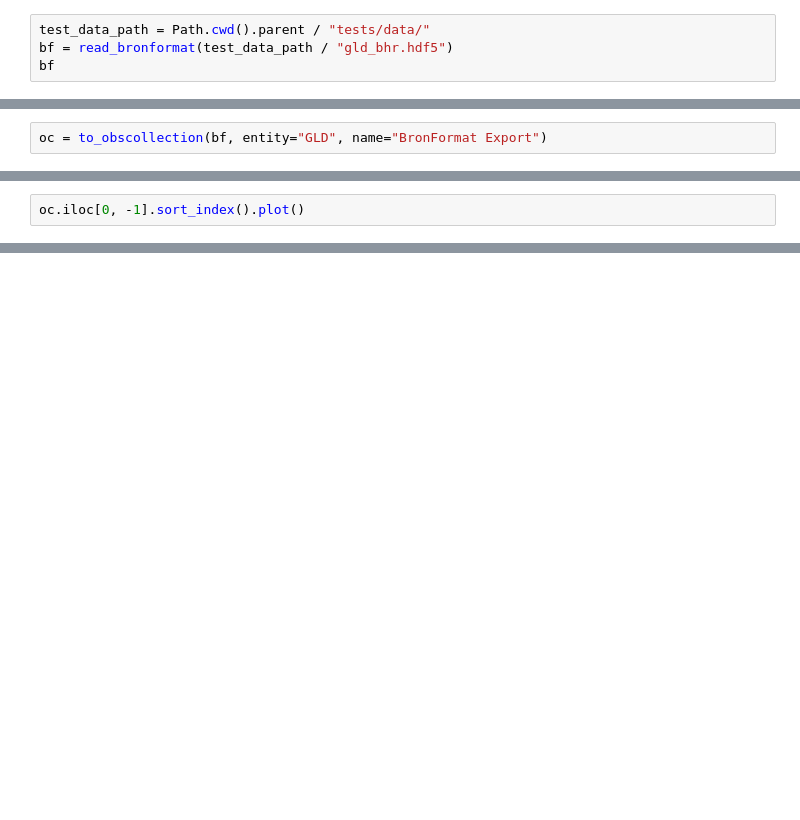
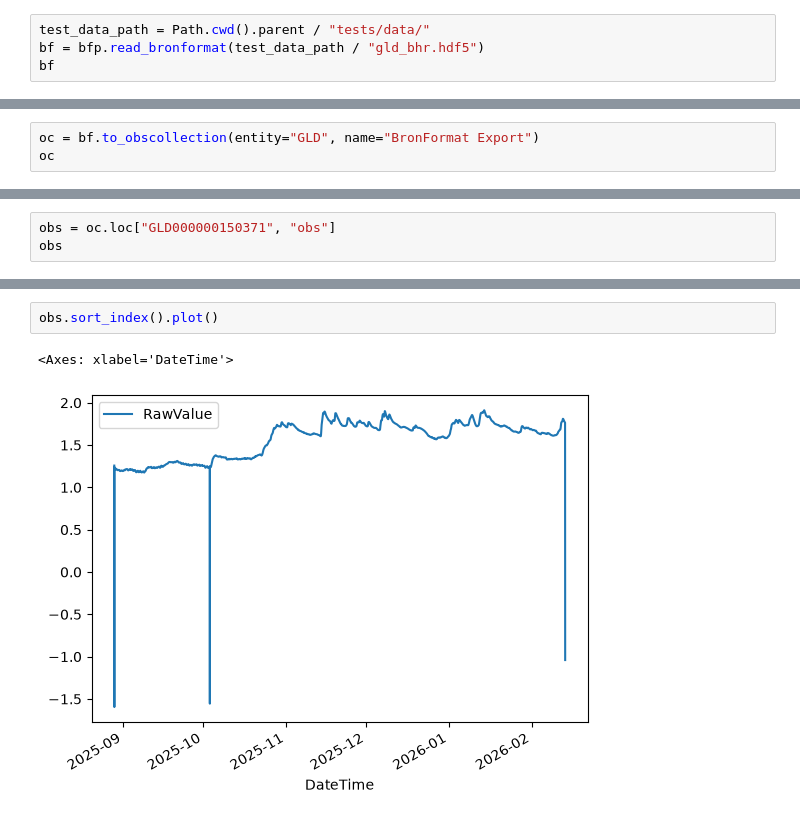
Before and after one commit to QC-Protocol/brofopy, a Jupyter notebook: docs/example.ipynb, the cells around one changed output, grey strips where cells are left out. Drawn from its saved outputs; the diff is of its cells as text; blank space fills up the shorter version.

```diff
--- a/docs/example.ipynb
+++ b/docs/example.ipynb
@@ -10,4 +20,4 @@ from brofopy.bronformat import read_bronformat
 # %%
 test_data_path = Path.cwd().parent / "tests/data/"
-bf = read_bronformat(test_data_path / "gld_bhr.hdf5")
+bf = bfp.read_bronformat(test_data_path / "gld_bhr.hdf5")
 bf
@@ -24,2 +85,3 @@ bf.GLD
 # %%
-oc = to_obscollection(bf, entity="GLD", name="BronFormat Export")
+oc = bf.to_obscollection(entity="GLD", name="BronFormat Export")
+oc
@@ -26,2 +92,3 @@ oc = to_obscollection(bf, entity="GLD", name="BronFormat Export")
 # %%
-oc.iloc[0, -1].sort_index().plot()
+obs = oc.loc["GLD000000150371", "obs"]
+obs
@@ -27,0 +124,5 @@ oc.iloc[0, -1].sort_index().plot()
+# %%
+obs.sort_index().plot()
+# %% [output]
+<Axes: xlabel='DateTime'>
+[figure, added]
```
Also changed, not shown: parts of 13 cells of this notebook, 5 other files.
